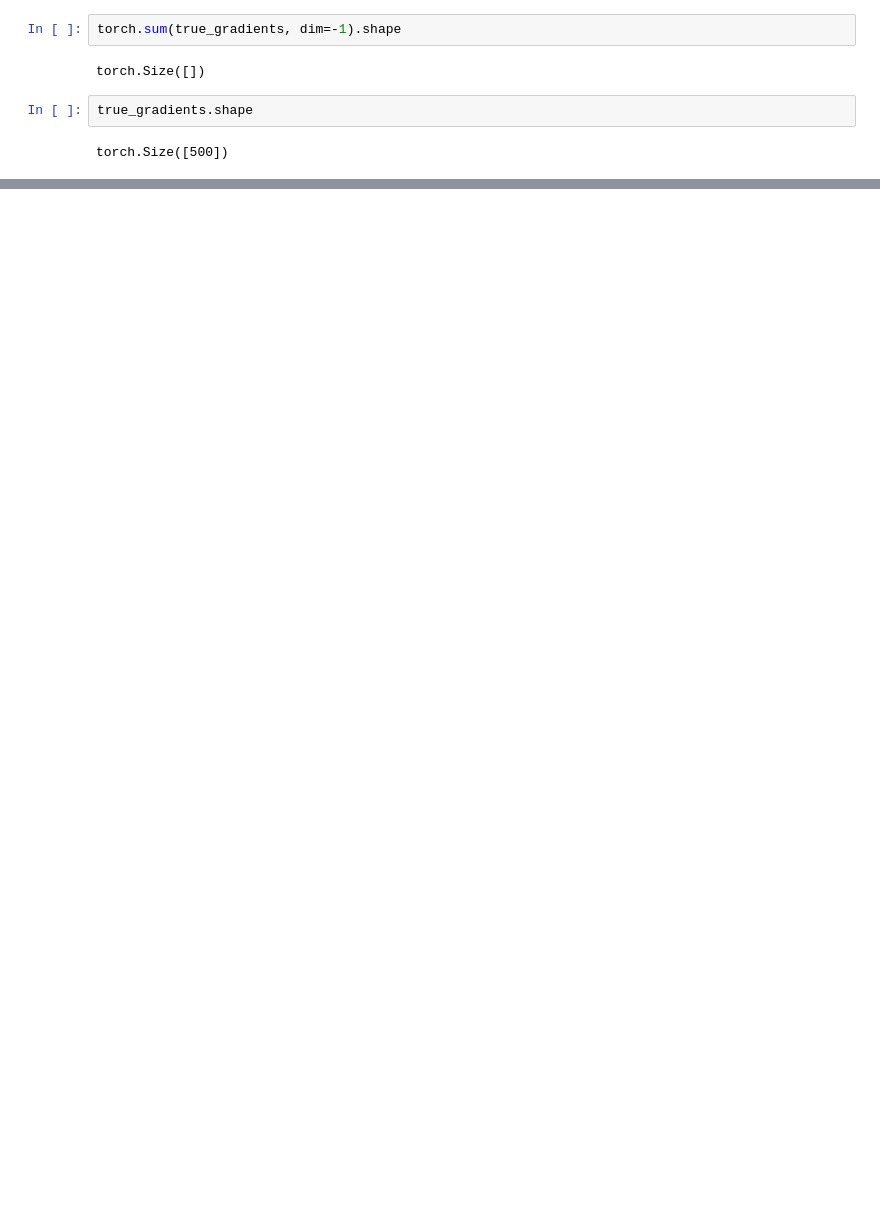
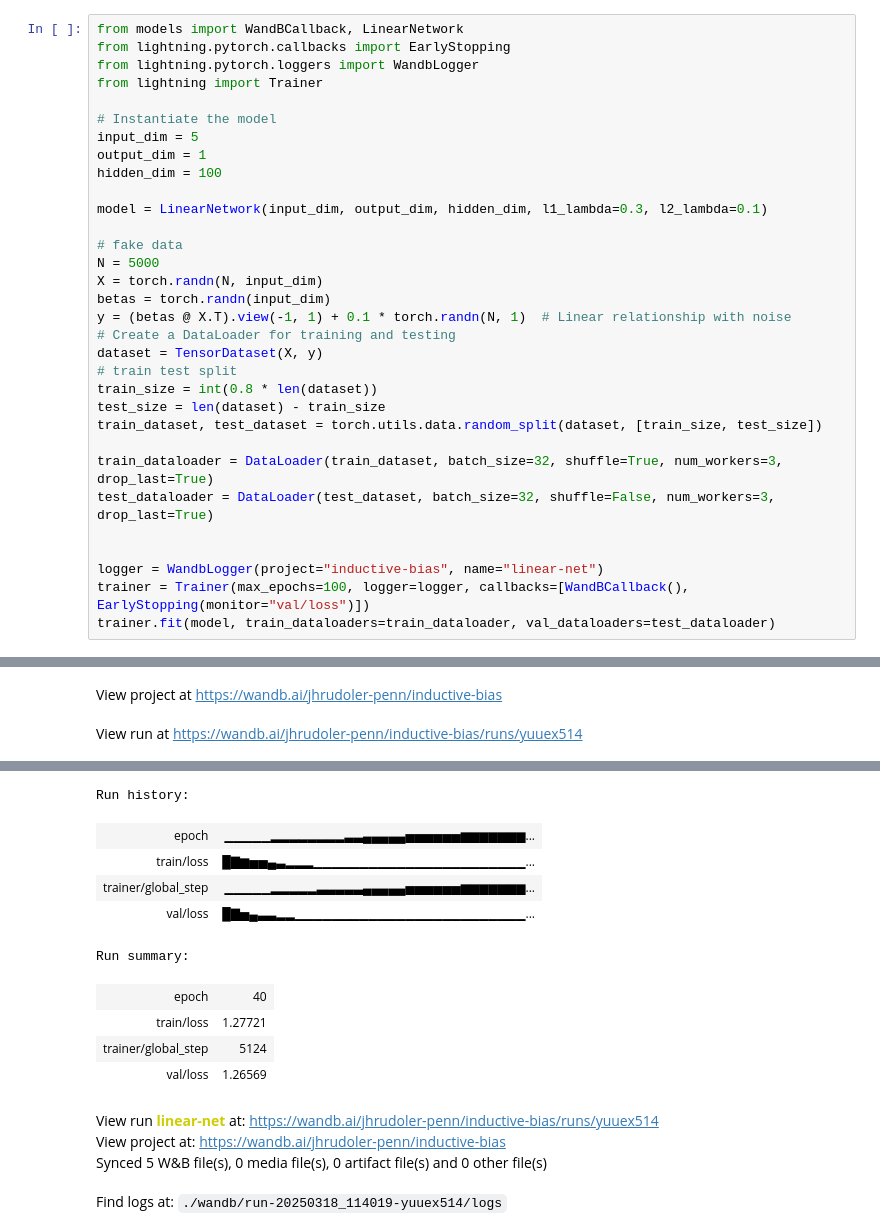
Before and after one commit to jrudoler/estimating-implicit-regularization, a Jupyter notebook: learn-inductive-bias.ipynb, the cells around one changed output, grey strips where cells are left out. Cells and saved outputs as stored; diff of their text form; blank space fills up the shorter version.

Commit message:
working simple version; recovering lambda in ridge regression

```diff
--- a/learn-inductive-bias.ipynb
+++ b/learn-inductive-bias.ipynb
@@ -153,8 +118,33 @@ gradients tensor([[ 2.4574,  1.5091,  2.3504,  1.5883,  0.2342],
-# %%
-torch.sum(true_gradients, dim=-1).shape
-# %% [output]
-torch.Size([])
-# %%
-true_gradients.shape
-# %% [output]
-torch.Size([500])
+# %%
+from models import WandBCallback, LinearNetwork
+from lightning.pytorch.callbacks import EarlyStopping
+from lightning.pytorch.loggers import WandbLogger
+from lightning import Trainer
+
+# Instantiate the model
+input_dim = 5
+output_dim = 1
+hidden_dim = 100
+
+model = LinearNetwork(input_dim, output_dim, hidden_dim, l1_lambda=0.3, l2_lambda=0.1)
+
+# fake data
+N = 5000
+X = torch.randn(N, input_dim)
+betas = torch.randn(input_dim)
+y = (betas @ X.T).view(-1, 1) + 0.1 * torch.randn(N, 1)  # Linear relationship with noise
+# Create a DataLoader for training and testing
+dataset = TensorDataset(X, y)
+# train test split
+train_size = int(0.8 * len(dataset))
+test_size = len(dataset) - train_size
+train_dataset, test_dataset = torch.utils.data.random_split(dataset, [train_size, test_size])
+
+train_dataloader = DataLoader(train_dataset, batch_size=32, shuffle=True, num_workers=3, drop_last=True)
+test_dataloader = DataLoader(test_dataset, batch_size=32, shuffle=False, num_workers=3, drop_last=True)
+
+
+logger = WandbLogger(project="inductive-bias", name="linear-net")
+trainer = Trainer(max_epochs=100, logger=logger, callbacks=[WandBCallback(), EarlyStopping(monitor="val/loss")])
+trainer.fit(model, train_dataloaders=train_dataloader, val_dataloaders=test_dataloader)
+# %% [output]
@@ -160,0 +158,2 @@ torch.Size([500])
+View project at https://wandb.ai/jhrudoler-penn/inductive-bias
+View run at https://wandb.ai/jhrudoler-penn/inductive-bias/runs/yuuex514
@@ -160,0 +174,14 @@ torch.Size([500])
+Run history:
+| epoch | ▁▁▁▁▁▂▂▂▂▂▂▂▂▃▃▄▄▄▄▄▅▅▅▅▅▅▆▆▆▆▆▆▆... |
+| train/loss | █▇▆▅▅▄▃▂▂▂▁▁▁▁▁▁▁▁▁▁▁▁▁▁▁▁▁▁▁▁▁▁▁... |
+| trainer/global_step | ▁▁▁▁▁▂▂▂▂▂▃▃▃▃▃▄▄▄▄▄▅▅▅▅▅▅▆▆▆▆▆▆▆... |
+| val/loss | █▇▅▄▃▃▂▂▁▁▁▁▁▁▁▁▁▁▁▁▁▁▁▁▁▁▁▁▁▁▁▁▁... |
+Run summary:
+| epoch | 40 |
+| train/loss | 1.27721 |
+| trainer/global_step | 5124 |
+| val/loss | 1.26569 |
+View run linear-net at: https://wandb.ai/jhrudoler-penn/inductive-bias/runs/yuuex514
+View project at: https://wandb.ai/jhrudoler-penn/inductive-bias
+Synced 5 W&B file(s), 0 media file(s), 0 artifact file(s) and 0 other file(s)
+Find logs at: ./wandb/run-20250318_114019-yuuex514/logs
```
Also changed, not shown: parts of 11 cells of this notebook, 6 other files.
